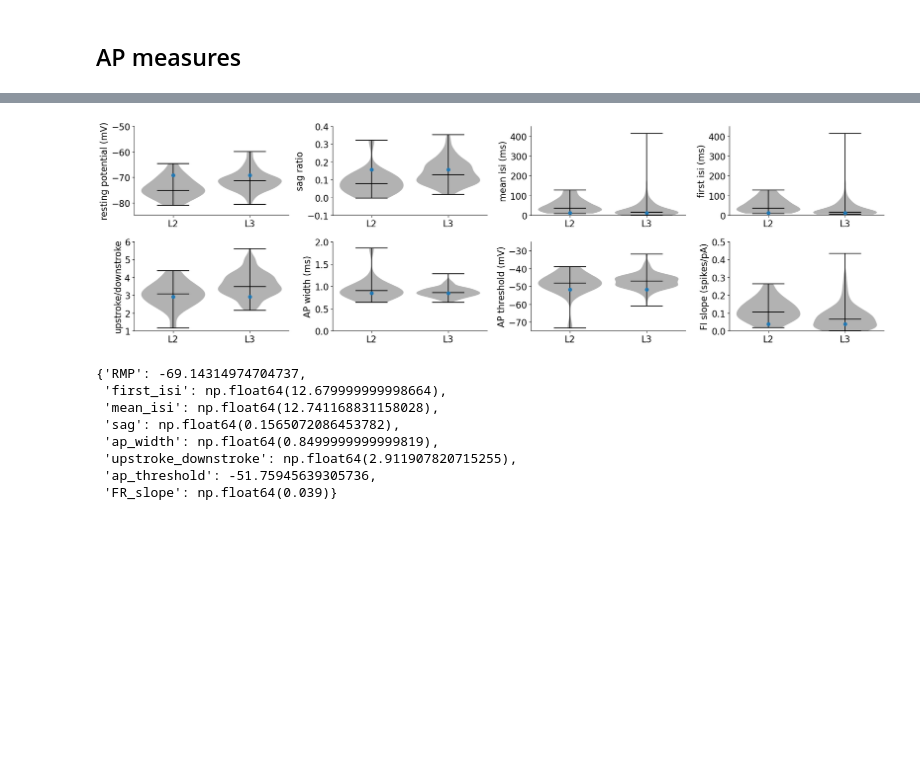
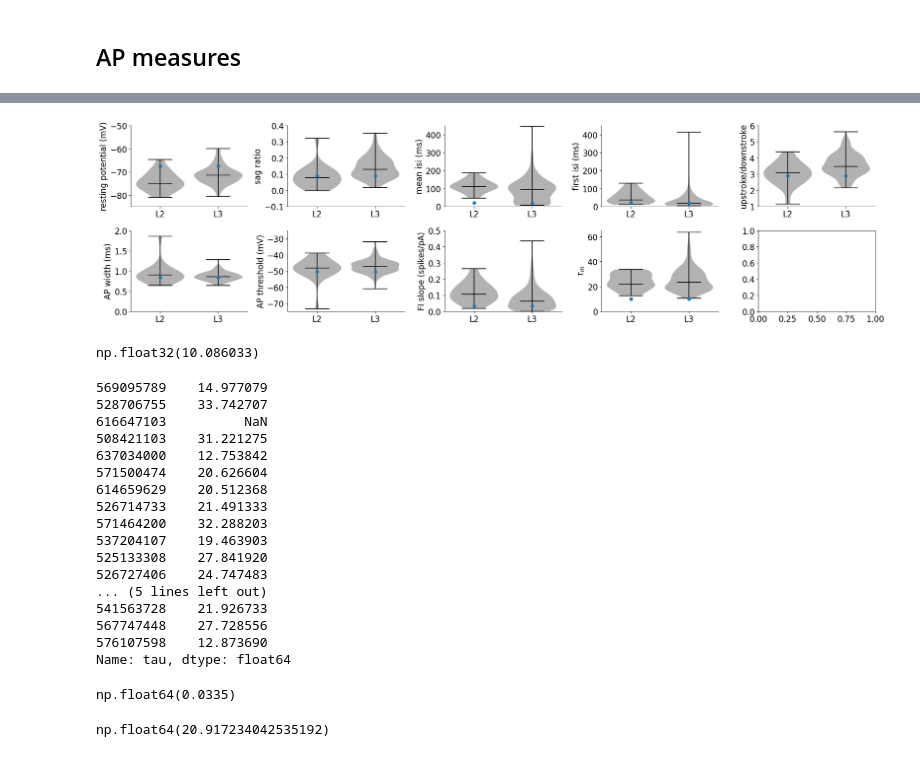
Before and after one commit to jonescompneurolab/hnn-tuning, a Jupyter notebook: new_cells_dev/cells/l23_compare_allensdk.ipynb, the cells around one changed output, grey strips where cells are left out. Saved outputs shown, nothing was run; the diff lists cells and outputs as text; code cells hidden in the pictures; blank space fills up the shorter version.

```diff
--- a/new_cells_dev/cells/l23_compare_allensdk.ipynb
+++ b/new_cells_dev/cells/l23_compare_allensdk.ipynb
@@ -133,18 +140,17 @@ l2pyr.build()
 l2pyr = mech_class.add_mechs(l2pyr, iascone_model_params)
 
 stim = h.IClamp(l2pyr._nrn_sections['soma'](0.5))
-stim.delay = 10
+stim.delay = 20
 stim.dur = 1000
-stim.amp = 1.2
+stim.amp = .9
 clamp_current = h.Vector().record(stim._ref_i)
 
 t = h.Vector().record(h._ref_t)
 soma_v = h.Vector().record(l2pyr._nrn_sections['soma'](0.5)._ref_v)
 
 h.celsius = 37
-h.dt = 0.01
 h.finitialize()
-h.continuerun(1000 * ms)
+h.continuerun(1020 * ms)
 
 fig, ax = plt.subplots(2,1, height_ratios=[1, 0.05],figsize=(8,5))
 
@@ -177,7 +187,7 @@ ephys_measures['mean_isi'] = np.mean(np.diff(t.as_numpy()[aps]))
 # sag_ratio
 from scipy.signal import find_peaks
 
-ampl = np.linspace(-4, -.5, 10)
+ampl = np.linspace(-2, -.5, 10)
 
 fig, ax = plt.subplots(1,2, figsize = (14, 4))
 
@@ -194,7 +204,7 @@ for i,amp in enumerate(ampl):
     l2pyr = mech_class.add_mechs(l2pyr, iascone_model_params)
 
     stim = h.IClamp(l2pyr._nrn_sections['soma'](0.5))
-    stim.delay = 5
+    stim.delay = 20
     stim.dur = 100
     stim.amp = amp
     clamp_current = h.Vector().record(stim._ref_i)
@@ -204,7 +214,7 @@ for i,amp in enumerate(ampl):
 
     h.celsius = 37
     h.dt = 0.01
-    h.finitialize(-65 * mV)
+    h.finitialize()
     h.continuerun(205 * ms)
 
     steady_idx = np.argmin(np.abs(t-80))
@@ -222,10 +232,10 @@ for i,amp in enumerate(ampl):
 ax[0].set_ylabel('membrane potential (mV)')
 ax[0].set_xlabel('time (ms)')
 ax[0].set_title('hyperpolarization experiments')
-ax[0].set_ylim([-190, -50])
-ax[0].set_yticks(np.arange(-190, -50, 40))
-ax[0].set_xlim([0, 150])
-ax[0].set_xticks(np.arange(0, 151, 50))
+# ax[0].set_ylim([-190, -50])
+# ax[0].set_yticks(np.arange(-190, -50, 40))
+# ax[0].set_xlim([0, 150])
+# ax[0].set_xticks(np.arange(0, 151, 50))
 ax[1].plot(ampl, steady_state)
 ax[1].set_xlabel('amplitude (nA)')
 ax[1].set_ylabel('steady state')
@@ -253,7 +312,7 @@ l2pyr = mech_class.add_mechs(l2pyr, iascone_model_params)
 stim = h.IClamp(l2pyr._nrn_sections['soma'](0.5))
 stim.delay = 5
 stim.dur = 3
-stim.amp = 1.5
+stim.amp = 2
 clamp_current = h.Vector().record(stim._ref_i)
 
 t = h.Vector().record(h._ref_t)
@@ -365,7 +424,7 @@ for i,amp in enumerate(ampl):
     l2pyr.build()
     l2pyr = mech_class.add_mechs(l2pyr, iascone_model_params)
     stim = h.IClamp(l2pyr._nrn_sections['soma'](0.5))
-    stim.delay = 5
+    stim.delay = 20
     stim.dur = 1000
     stim.amp = amp
     clamp_current = h.Vector().record(stim._ref_i)
@@ -375,7 +434,7 @@ for i,amp in enumerate(ampl):
 
     h.celsius = 37
     h.dt = 0.01
-    h.finitialize(-65 * mV)
+    h.finitialize()
     h.continuerun((l_stim+stim.delay)* ms)
 
     pk = find_peaks(v_soma, height=0)
@@ -401,52 +469,73 @@ pA = 0.001 # nA (convert nA to pA)
 ephys_measures['FR_slope'] = np.max(np.gradient(fr))#np.polyfit(ampl,fr,1)[0]
 ephys_measures['FR_slope'] *= pA
 # %%
-measures = ['RMP', 'sag', 'mean_isi', 'first_isi', 'upstroke_downstroke', 'ap_width', 'ap_threshold', 'FR_slope']
-label = ['resting potential (mV)', 'sag ratio', 'mean isi (ms)', 'first isi (ms)', 'upstroke/downstroke', 'AP width (ms)', 'AP threshold (mV)', 'FI slope (spikes/pA)']
-ylims = [(-85,-50), (-0.1,.4), (0, 450), (0, 450), (1, 6), (0, 2), (-75, -25), (0, 0.5)]
-fig, ax = plt.subplots(2,4, figsize=(20,6))
+measures = ['RMP', 'sag', 'mean_isi', 'first_isi', 'upstroke_downstroke', 'ap_width', 'ap_threshold', 'FR_slope', 'tau']
+label = ['resting potential (mV)', 'sag ratio', 'mean isi (ms)', 'first isi (ms)', 'upstroke/downstroke', 'AP width (ms)', 'AP threshold (mV)', 'FI slope (spikes/pA)', r'$\tau_{m}$']
+ylims = [(-85,-50), (-0.1,.4), (0, 450), (0, 450), (1, 6), (0, 2), (-75, -25), (0, 0.5), (0, 65)]
+fig, ax = plt.subplots(2,5, figsize=(22,6))
 
 ax = ax.ravel()
 for i,m in enumerate(measures):
 
     data = [l2_allen[m].dropna(),l3_allen[m].dropna()]
     v = ax[i].violinplot(data, positions=[1.2,1.8], vert=True, showmeans=False,
                   showmedians=True)
     # ax[i].set_xticklabels(['L2', 'L3'])
 
     ax[i].plot(1.2, ephys_measures[m], 'o', color='tab:blue')
     ax[i].plot(1.8, ephys_measures[m], 'o', color='tab:blue')
     ax[i].set_ylabel(label[i])
     ax[i].set_xticks([1.2,1.8],labels=['L2', 'L3'])
     ax[i].set_ylim(ylims[i])
 
     # if i in [2,3]:
     #     ax[i].set_yticks(np.linspace(ylims[i][0], ylims[i][1], 4))
     # else:
     #     ax[i].set_yticks(np.linspace(ylims[i][0], ylims[i][1], 3))
     ax[i].spines['top'].set_visible(False)
     ax[i].spines['right'].set_visible(False)
 
     for pc in v['bodies']:
         pc.set_facecolor('black')
     v['cbars'].set_color('black')
     v['cmaxes'].set_color('black')
     v['cmins'].set_color('black')
     v['cmedians'].set_color('black')
 
 fig.tight_layout()
 fig.savefig(figpth+'l23_cell_vs_allen.png')
 fig.savefig(figpth+'l23_cell_vs_allen.svg')
 # %% [output]
-[figure, old version]
+[figure, new version]
 # %%
-ephys_measures
+ephys_measures['tau']
 # %% [output]
-{'RMP': -69.14314974704737,
- 'first_isi': np.float64(12.679999999998664),
- 'mean_isi': np.float64(12.741168831158028),
- 'sag': np.float64(0.1565072086453782),
- 'ap_width': np.float64(0.8499999999999819),
- 'upstroke_downstroke': np.float64(2.911907820715255),
- 'ap_threshold': -51.75945639305736,
- 'FR_slope': np.float64(0.039)}
+np.float32(10.086033)
+# %%
+l2_allen['tau']
+# %% [output]
+569095789    14.977079
+528706755    33.742707
+616647103          NaN
+508421103    31.221275
+637034000    12.753842
+571500474    20.626604
+614659629    20.512368
+526714733    21.491333
+571464200    32.288203
+537204107    19.463903
+525133308    27.841920
+526727406    24.747483
+... (5 lines left out)
+541563728    21.926733
+567747448    27.728556
+576107598    12.873690
+Name: tau, dtype: float64
+# %%
+ephys_measures['FR_slope']
+# %% [output]
+np.float64(0.0335)
+# %%
+ephys_measures['mean_isi']
+# %% [output]
+np.float64(20.917234042535192)
```
Also changed, not shown: parts of 13 cells of this notebook, 16 other files.
